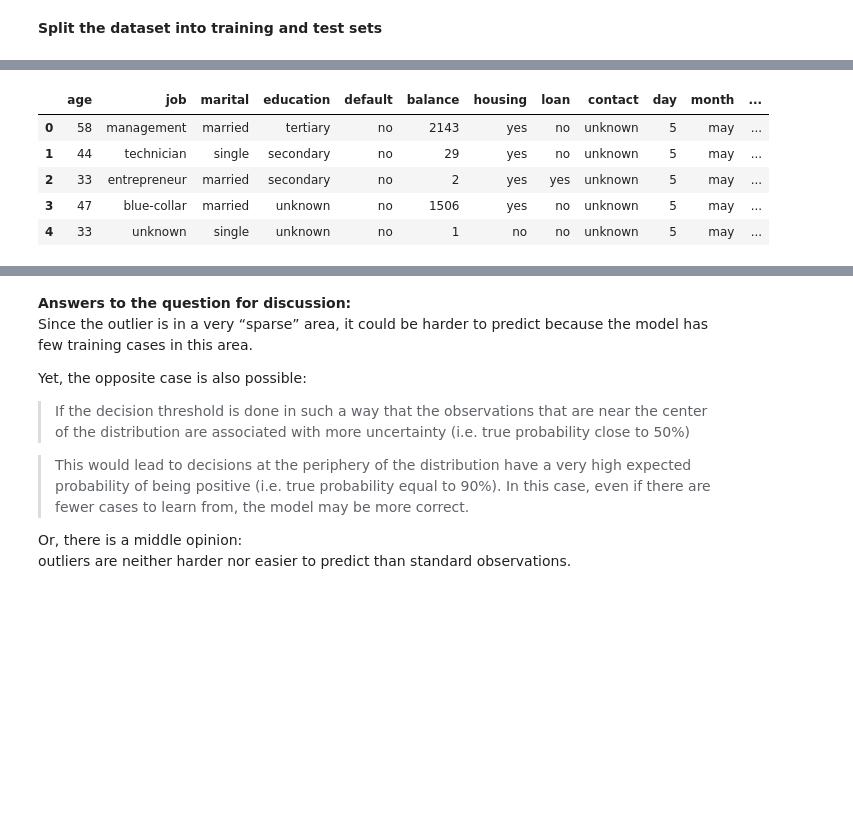
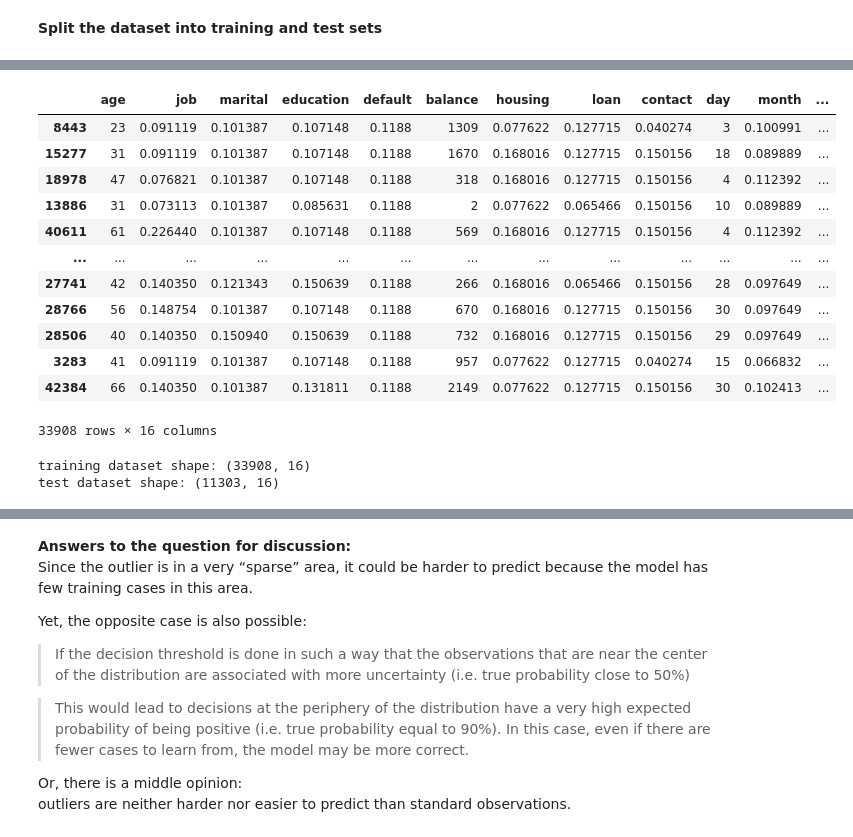
Before and after one commit to cagBRT/Data, a Jupyter notebook: Outlier_Experiments.ipynb, the cells around one changed output, grey strips where cells are left out. Saved outputs shown, nothing was run; the diff lists cells and outputs as text; code cells hidden in the pictures; blank space fills up the shorter version.

```diff
--- a/Outlier_Experiments.ipynb
+++ b/Outlier_Experiments.ipynb
@@ -204,9 +225,22 @@ logloss_test = individual_log_loss(y_test, pred_test)
-# %%
-X.head()
-# %% [output]
-|  | age | job | marital | education | default | balance | housing | loan | contact | day | month | ... |
-| 0 | 58 | management | married | tertiary | no | 2143 | yes | no | unknown | 5 | may | ... |
-| 1 | 44 | technician | single | secondary | no | 29 | yes | no | unknown | 5 | may | ... |
-| 2 | 33 | entrepreneur | married | secondary | no | 2 | yes | yes | unknown | 5 | may | ... |
-| 3 | 47 | blue-collar | married | unknown | no | 1506 | yes | no | unknown | 5 | may | ... |
-| 4 | 33 | unknown | single | unknown | no | 1 | no | no | unknown | 5 | may | ... |
+# %%
+X_train
+# %% [output]
+|  | age | job | marital | education | default | balance | housing | loan | contact | day | month | ... |
+| 8443 | 23 | 0.091119 | 0.101387 | 0.107148 | 0.1188 | 1309 | 0.077622 | 0.127715 | 0.040274 | 3 | 0.100991 | ... |
+| 15277 | 31 | 0.091119 | 0.101387 | 0.107148 | 0.1188 | 1670 | 0.168016 | 0.127715 | 0.150156 | 18 | 0.089889 | ... |
+| 18978 | 47 | 0.076821 | 0.101387 | 0.107148 | 0.1188 | 318 | 0.168016 | 0.127715 | 0.150156 | 4 | 0.112392 | ... |
+| 13886 | 31 | 0.073113 | 0.101387 | 0.085631 | 0.1188 | 2 | 0.077622 | 0.065466 | 0.150156 | 10 | 0.089889 | ... |
+| 40611 | 61 | 0.226440 | 0.101387 | 0.107148 | 0.1188 | 569 | 0.168016 | 0.127715 | 0.150156 | 4 | 0.112392 | ... |
+| ... | ... | ... | ... | ... | ... | ... | ... | ... | ... | ... | ... | ... |
+| 27741 | 42 | 0.140350 | 0.121343 | 0.150639 | 0.1188 | 266 | 0.168016 | 0.065466 | 0.150156 | 28 | 0.097649 | ... |
+| 28766 | 56 | 0.148754 | 0.101387 | 0.107148 | 0.1188 | 670 | 0.168016 | 0.127715 | 0.150156 | 30 | 0.097649 | ... |
+| 28506 | 40 | 0.140350 | 0.150940 | 0.150639 | 0.1188 | 732 | 0.168016 | 0.127715 | 0.150156 | 29 | 0.097649 | ... |
+| 3283 | 41 | 0.091119 | 0.101387 | 0.107148 | 0.1188 | 957 | 0.077622 | 0.127715 | 0.040274 | 15 | 0.066832 | ... |
+| 42384 | 66 | 0.140350 | 0.101387 | 0.131811 | 0.1188 | 2149 | 0.077622 | 0.127715 | 0.150156 | 30 | 0.102413 | ... |
+33908 rows × 16 columns
+# %%
+print("training dataset shape:",X_train.shape)
+print("test dataset shape:",X_test.shape)
+# %% [output]
+training dataset shape: (33908, 16)
+test dataset shape: (11303, 16)
```
Also changed, not shown: parts of 37 cells of this notebook.
